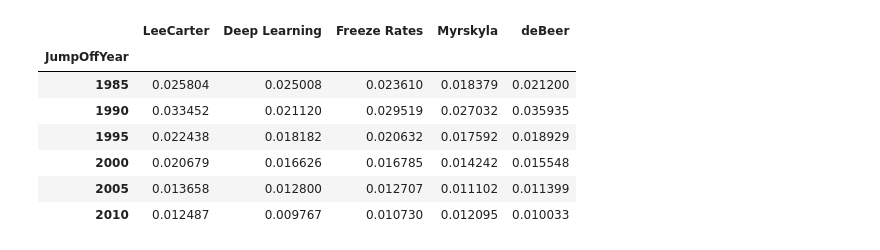
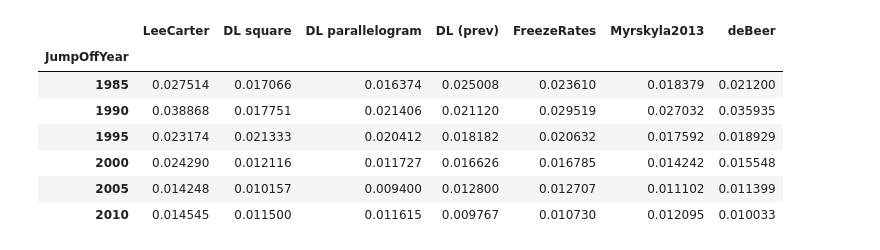
Before and after one commit to paigenpark/deep-fert, a Jupyter notebook: code/evaluation/eval_figures_cohort.ipynb, the cells around one changed output. Saved outputs shown, nothing was run; the diff lists cells and outputs as text; code cells hidden in the pictures.

```diff
--- a/code/evaluation/eval_figures_cohort.ipynb
+++ b/code/evaluation/eval_figures_cohort.ipynb
@@ -27,15 +61,14 @@ df_pred_cohort_sc = df_pred_cohort_sc[df_pred_cohort_sc['Year'] + df_pred_cohort
 # %%
-# Retain only rows shared across all models' forecasts (match on identifiers, not Rate)
-key_cols = ['Country', 'Year', 'Age', 'JumpOffYear']
-pred_dfs = [df_pred_cohort_lee, df_pred_cohort_dl, df_pred_cohort_fr, df_pred_cohort_my, df_pred_cohort_db, df_pred_cohort_sc]
+# Retain only rows shared across all common-grid models' forecasts (match on
+# identifiers, not Rate). Schmertmann is excluded here (in_common=False) because it
+# forecasts a restricted cohort set; see the diagnostic cell below.
+common_keys = M[common_labels[0]]['pred'][key_cols].drop_duplicates()
+for label in common_labels[1:]:
+    common_keys = common_keys.merge(
+        M[label]['pred'][key_cols].drop_duplicates(), on=key_cols, how='inner')
 
-common_keys = pred_dfs[0][key_cols].drop_duplicates()
-for df in pred_dfs[1:]:
-    common_keys = common_keys.merge(df[key_cols].drop_duplicates(), on=key_cols, how='inner')
+for label in common_labels:
+    M[label]['pred'] = M[label]['pred'].merge(common_keys, on=key_cols, how='inner')
 
-df_pred_cohort_lee = df_pred_cohort_lee.merge(common_keys, on=key_cols, how='inner')
-df_pred_cohort_dl = df_pred_cohort_dl.merge(common_keys, on=key_cols, how='inner')
-df_pred_cohort_fr = df_pred_cohort_fr.merge(common_keys, on=key_cols, how='inner')
-df_pred_cohort_my = df_pred_cohort_my.merge(common_keys, on=key_cols, how='inner')
-df_pred_cohort_db = df_pred_cohort_db.merge(common_keys, on=key_cols, how='inner')
-df_pred_cohort_sc = df_pred_cohort_sc.merge(common_keys, on=key_cols, how='inner')
+print(f"Common grid: {len(common_keys):,} cells across {len(common_labels)} models "
+      f"({', '.join(common_labels)})")
@@ -70,34 +213,28 @@ rmse_table
 # %%
-# RMSE by jump-off year for each forecast method
-def rmse_by_joy(pred_df, obs_df, method):
+# RMSE by jump-off year for each common-grid method (Schmertmann excluded).
+def rmse_by_joy(pred_df, obs_df):
     merged = pred_df.merge(
         obs_df[key_cols + ['Rate']], on=key_cols, how='inner',
         suffixes=('_pred', '_obs')
     )
-    g = merged.groupby('JumpOffYear').apply(
+    return merged.groupby('JumpOffYear').apply(
         lambda d: np.sqrt(np.mean((d['Rate_pred'] - d['Rate_obs']) ** 2))
     )
-    g.name = method
-    return g
 
-rmse_joy_table = pd.concat([
-    rmse_by_joy(df_pred_cohort_lee, df_obs_cohort_lee, 'LeeCarter'),
-    rmse_by_joy(df_pred_cohort_dl, df_obs_cohort_dl, 'Deep Learning'),
-    rmse_by_joy(df_pred_cohort_fr, df_obs_cohort_fr, 'Freeze Rates'),
-    rmse_by_joy(df_pred_cohort_my, df_obs_cohort_my, 'Myrskyla'),
-    rmse_by_joy(df_pred_cohort_db, df_obs_cohort_db, 'deBeer'),
-], axis=1)
-
+rmse_joy_table = pd.concat(
+    [rmse_by_joy(M[l]['pred'], M[l]['obs']).rename(l) for l in common_labels],
+    axis=1,
+)
 rmse_joy_table
 # %% [output]
-|  | LeeCarter | Deep Learning | Freeze Rates | Myrskyla | deBeer |
-| JumpOffYear |  |  |  |  |  |
-| 1985 | 0.025804 | 0.025008 | 0.023610 | 0.018379 | 0.021200 |
-| 1990 | 0.033452 | 0.021120 | 0.029519 | 0.027032 | 0.035935 |
-| 1995 | 0.022438 | 0.018182 | 0.020632 | 0.017592 | 0.018929 |
-| 2000 | 0.020679 | 0.016626 | 0.016785 | 0.014242 | 0.015548 |
-| 2005 | 0.013658 | 0.012800 | 0.012707 | 0.011102 | 0.011399 |
-| 2010 | 0.012487 | 0.009767 | 0.010730 | 0.012095 | 0.010033 |
+|  | LeeCarter | DL square | DL parallelogram | DL (prev) | FreezeRates | Myrskyla2013 | deBeer |
+| JumpOffYear |  |  |  |  |  |  |  |
+| 1985 | 0.027514 | 0.017066 | 0.016374 | 0.025008 | 0.023610 | 0.018379 | 0.021200 |
+| 1990 | 0.038868 | 0.017751 | 0.021406 | 0.021120 | 0.029519 | 0.027032 | 0.035935 |
+| 1995 | 0.023174 | 0.021333 | 0.020412 | 0.018182 | 0.020632 | 0.017592 | 0.018929 |
+| 2000 | 0.024290 | 0.012116 | 0.011727 | 0.016626 | 0.016785 | 0.014242 | 0.015548 |
+| 2005 | 0.014248 | 0.010157 | 0.009400 | 0.012800 | 0.012707 | 0.011102 | 0.011399 |
+| 2010 | 0.014545 | 0.011500 | 0.011615 | 0.009767 | 0.010730 | 0.012095 | 0.010033 |
 # %%
 # ============================================================
 # Completed cohort fertility (CCF): absolute percentage errors
```
Also changed, not shown: parts of 13 cells of this notebook, 22 other files.
